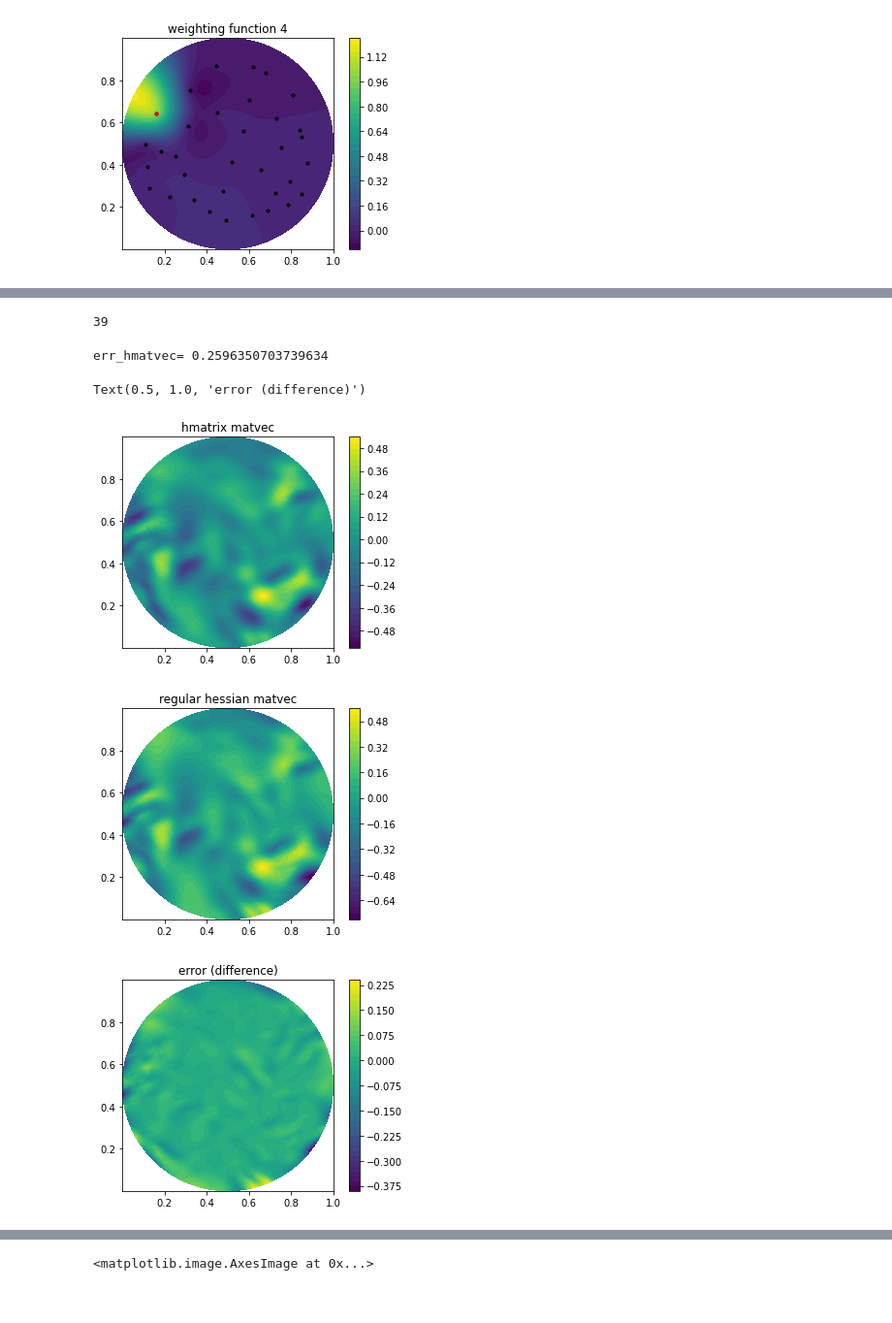
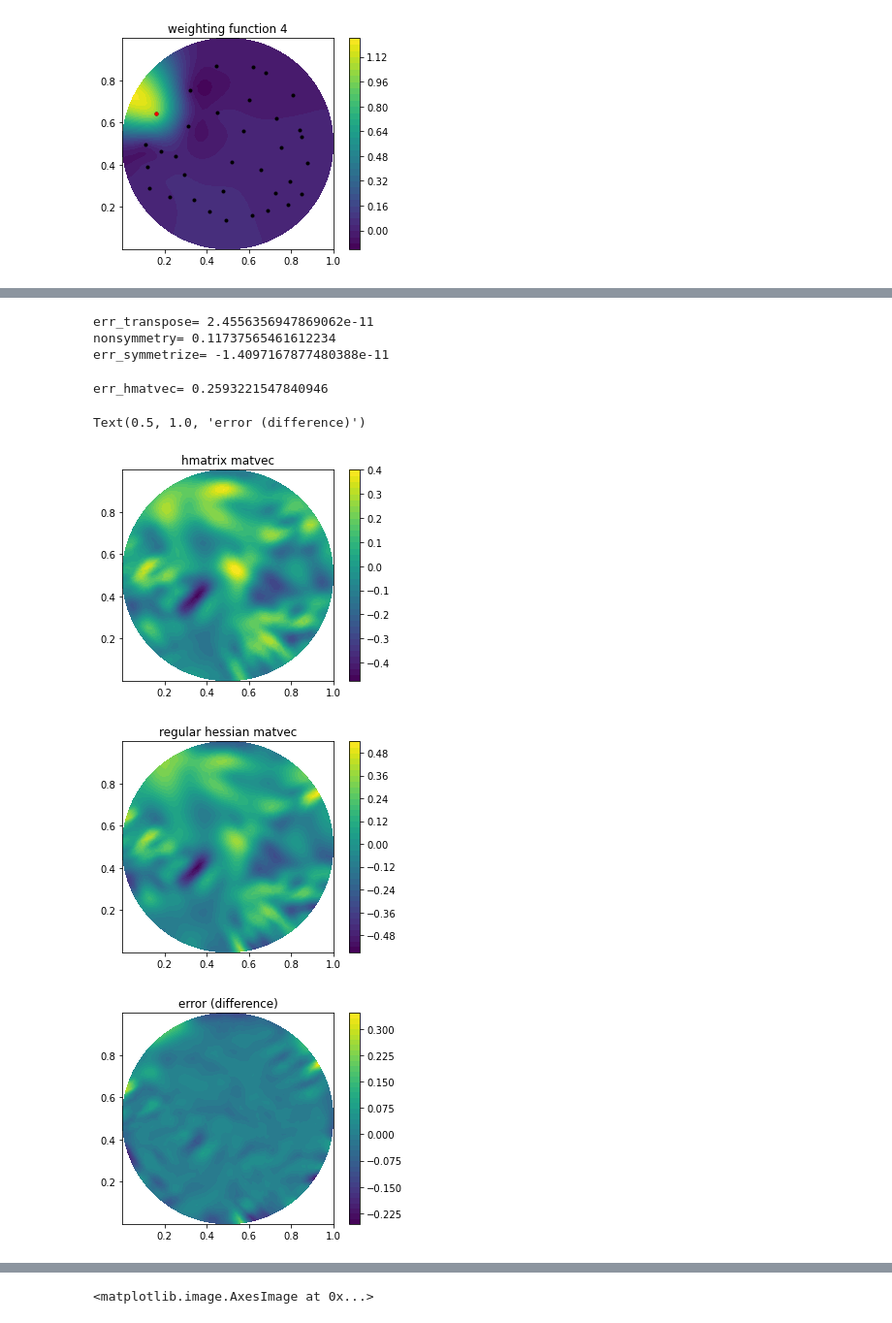
Before and after one commit to NickAlger/localpsf, a Jupyter notebook: code/heat_inverse_problem.ipynb, the cells around one changed output, grey strips where cells are left out. Shown at 97% size. Saved outputs shown, nothing was run; the diff lists cells and outputs as text; code cells hidden in the pictures.

```diff
--- a/code/heat_inverse_problem.ipynb
+++ b/code/heat_inverse_problem.ipynb
@@ -207,8 +212,8 @@ def gradient(u0_petsc):
 def apply_hessian(p_petsc):
     return adjoint_map(M * forward_map(p_petsc))
 
-apply_H = apply_hessian
-apply_Ht = apply_hessian
+apply_Hd = apply_hessian
+apply_Hd_t = apply_hessian
 # %% [markdown]
 ## Finite difference check for gradient and Hessian
 # %%
@@ -306,7 +311,7 @@ plt.title('point source at '+str(pp[0,:]))
 Text(0.5, 1.0, 'point source at [0.2 0.5]')
 [figure]
 # %%
-lpsf = LocalPSF(apply_H, apply_Ht, V, max_batches=4)
+lpsf = LocalPSF(apply_Hd, apply_Hd_t, V, max_batches=4)
 
 lpsf.make_plots()
 # %% [output]
@@ -609,2 +340,0 @@ $$H(a,p-h+h) = H(a+h,p)$$
-# %%
-lpsf = LocalPSF(apply_H, apply_Ht, V, max_batches=4, boundary_tol=5e-1)
@@ -748,7 +407,3 @@ Text(0.5, 1.0, 'Phi_true')
-# %%
-lpsf.r
-# %% [output]
-39
 # %%
 ct = hpro.build_cluster_tree_from_dof_coords(X, 60)
 hpro.visualize_cluster_tree(ct, "heat_inverse_problem_cluster_tree")
@@ -759,39 +414,62 @@ hpro.visualize_block_cluster_tree(bct, "heat_inverse_problem_block_cluster_tree"
 Hd_hmatrix = lpsf.build_hmatrix(bct, tol=1e-8)
 
 hpro.visualize_hmatrix(Hd_hmatrix, "heat_inverse_problem_hmatrix")
+# %%
+Hd_hmatrix_T = Hd_hmatrix.T
+
+z1 = np.random.randn(Hd_hmatrix.shape[1])
+z2 = np.random.randn(Hd_hmatrix_T.shape[1])
+
+err_transpose = np.dot(z2, Hd_hmatrix.matvec(z1)) - np.dot(Hd_hmatrix_T.matvec(z2), z1)
+print('err_transpose=', err_transpose)
+
+q1 = Hd_hmatrix.matvec(z1)
+q2 = Hd_hmatrix_T.matvec(z1)
+
+nonsymmetry = np.linalg.norm(q1-q2)/np.linalg.norm(q1)
+print('nonsymmetry=', nonsymmetry)
+
+Hd_hmatrix_sym = Hd_hmatrix.sym(rtol=1e-10)
+
+err_symmetrize = np.dot(z2, Hd_hmatrix_sym.matvec(z1)) - np.dot(Hd_hmatrix_sym.matvec(z2), z1)
+print('err_symmetrize=', err_symmetrize)
+# %% [output]
+err_transpose= 2.4556356947869062e-11
+nonsymmetry= 0.11737565461612234
+err_symmetrize= -1.4097167877480388e-11
 # %%
 z = fenics.Function(V)
 z.vector()[:] = np.random.randn(X.shape[0])
 
 v = fenics.Function(V)
 # v.vector()[:] = hpro.hmatrix_matvec(A_hmatrix, ct, ct, (M * z.vector())[:])
-v.vector()[:] = Hd_hmatrix * (M * z.vector())[:]
+v.vector()[:] = Hd_hmatrix_sym * (M * z.vector())[:]
 
 v2 = fenics.Function(V)
-v2.vector()[:] = solve_M(apply_H(z.vector()))
+v2.vector()[:] = solve_M(apply_Hd(z.vector()))
 
 err_hmatvec = np.linalg.norm(v.vector()[:] - v2.vector()[:])/np.linalg.norm(v2.vector()[:])
 print('err_hmatvec=', err_hmatvec)
 
 cm1 = fenics.plot(v)
 plt.colorbar(cm1)
 plt.title('hmatrix matvec')
 
 plt.figure()
 cm2 = fenics.plot(v2)
 plt.colorbar(cm2)
 plt.title('regular hessian matvec')
 
 plt.figure()
 cm3 = fenics.plot(v2 - v)
 plt.colorbar(cm3)
 plt.title('error (difference)')
 # %% [output]
-err_hmatvec= 0.2596350703739634
+err_hmatvec= 0.2593221547840946
 Text(0.5, 1.0, 'error (difference)')
-[figure, old version]
+[figure, new version]
-[figure, old version]
+[figure, new version]
-[figure, old version]
+[figure, new version]
 # %%
 def convert_fenics_csr_matrix_to_scipy_csr_matrix(A_fenics):
     ai, aj, av = fenics.as_backend_type(A_fenics).mat().getValuesCSR()
```
Also changed, not shown: parts of 62 cells of this notebook, 3 other files.
